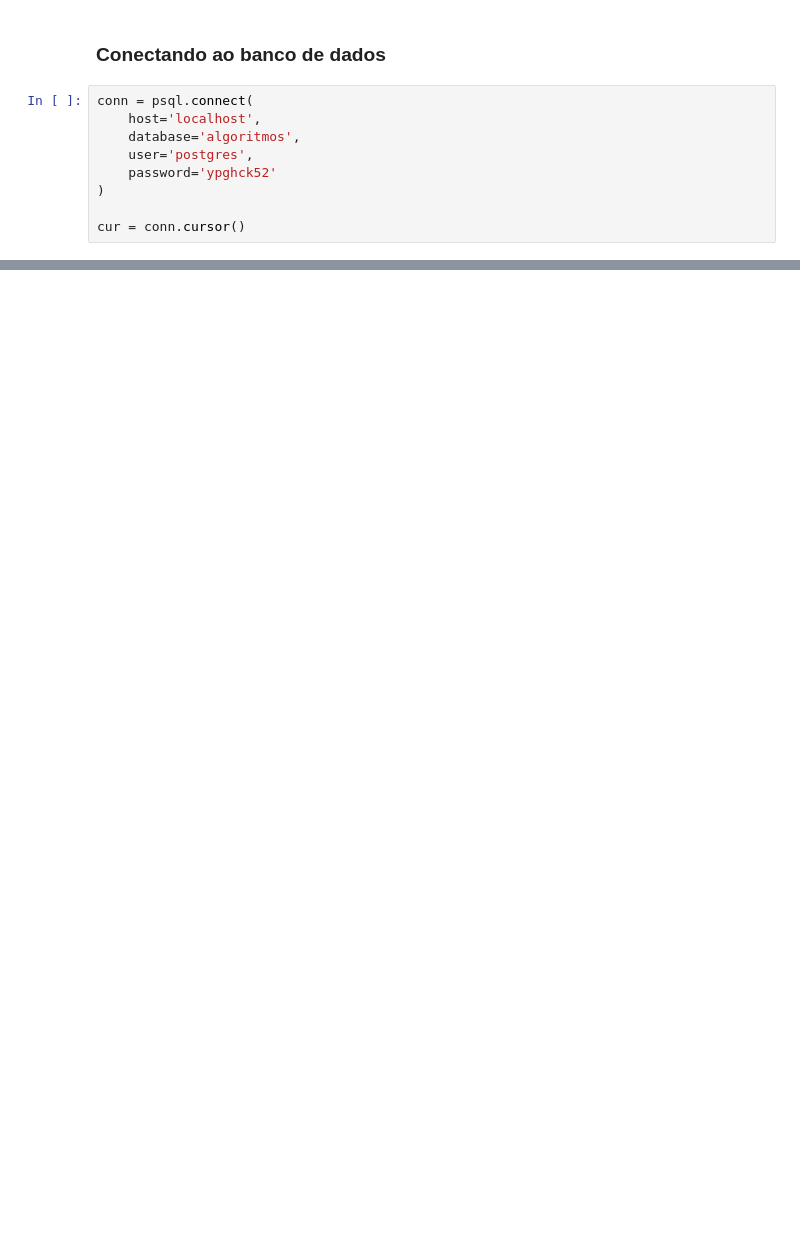
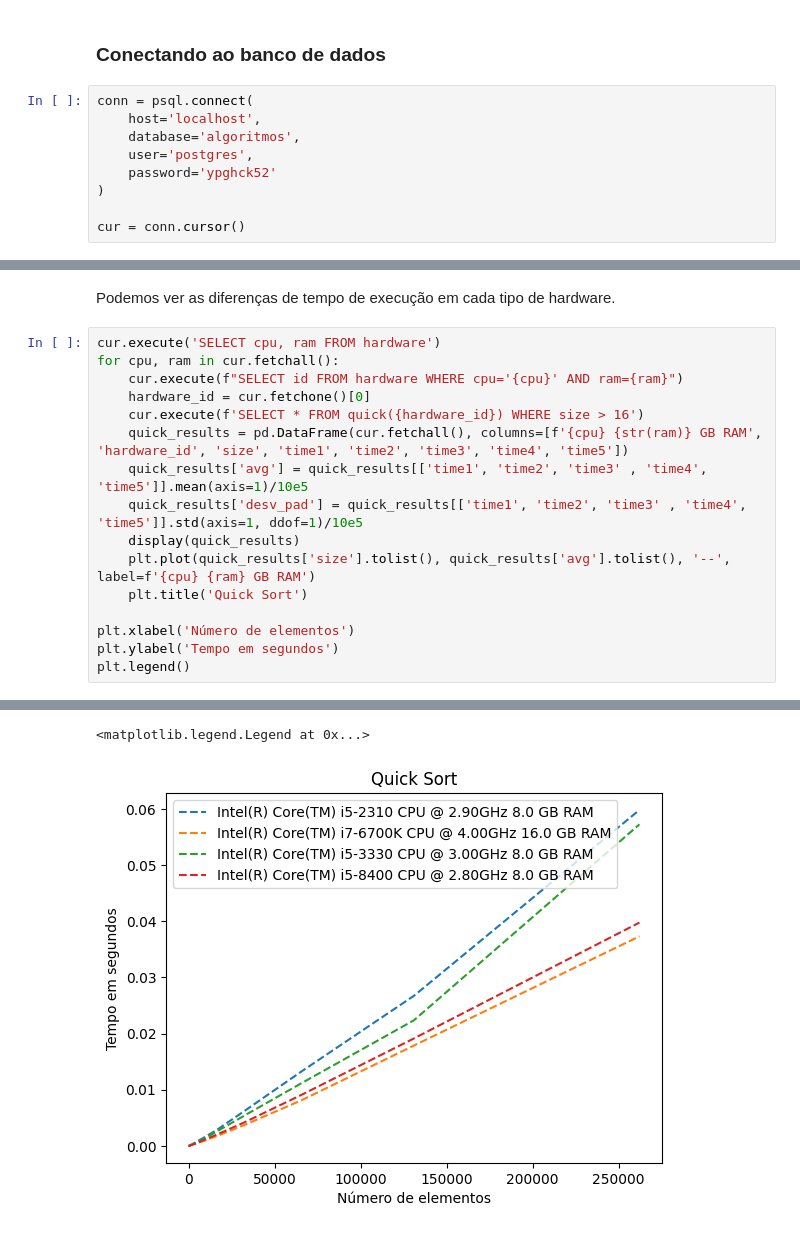
Before and after one commit to GuilhermeVaz1/Projeto_Probabilidade_Estatistica, a Jupyter notebook: analysis.ipynb, the cells around one changed output, grey strips where cells are left out. Cells and saved outputs as stored; diff of their text form; blank space fills up the shorter version.

```diff
--- a/analysis.ipynb
+++ b/analysis.ipynb
@@ -58,0 +146,19 @@ plt.show()
+# %% [markdown]
+Podemos ver as diferenças de tempo de execução em cada tipo de hardware.
+# %%
+cur.execute('SELECT cpu, ram FROM hardware')
+for cpu, ram in cur.fetchall():
+    cur.execute(f"SELECT id FROM hardware WHERE cpu='{cpu}' AND ram={ram}")
+    hardware_id = cur.fetchone()[0]
+    cur.execute(f'SELECT * FROM quick({hardware_id}) WHERE size > 16')
+    quick_results = pd.DataFrame(cur.fetchall(), columns=[f'{cpu} {str(ram)} GB RAM', 'hardware_id', 'size', 'time1', 'time2', 'time3', 'time4', 'time5'])
+    quick_results['avg'] = quick_results[['time1', 'time2', 'time3' , 'time4', 'time5']].mean(axis=1)/10e5
+    quick_results['desv_pad'] = quick_results[['time1', 'time2', 'time3' , 'time4', 'time5']].std(axis=1, ddof=1)/10e5
+    display(quick_results)
+    plt.plot(quick_results['size'].tolist(), quick_results['avg'].tolist(), '--', label=f'{cpu} {ram} GB RAM')
+    plt.title('Quick Sort')
+
+plt.xlabel('Número de elementos')
+plt.ylabel('Tempo em segundos')
+plt.legend()
+# %% [output]
@@ -58,0 +225,2 @@ plt.show()
+<matplotlib.legend.Legend at 0x...>
+[figure, added]
```
Also changed, not shown: parts of 8 cells of this notebook, 2 other files.
